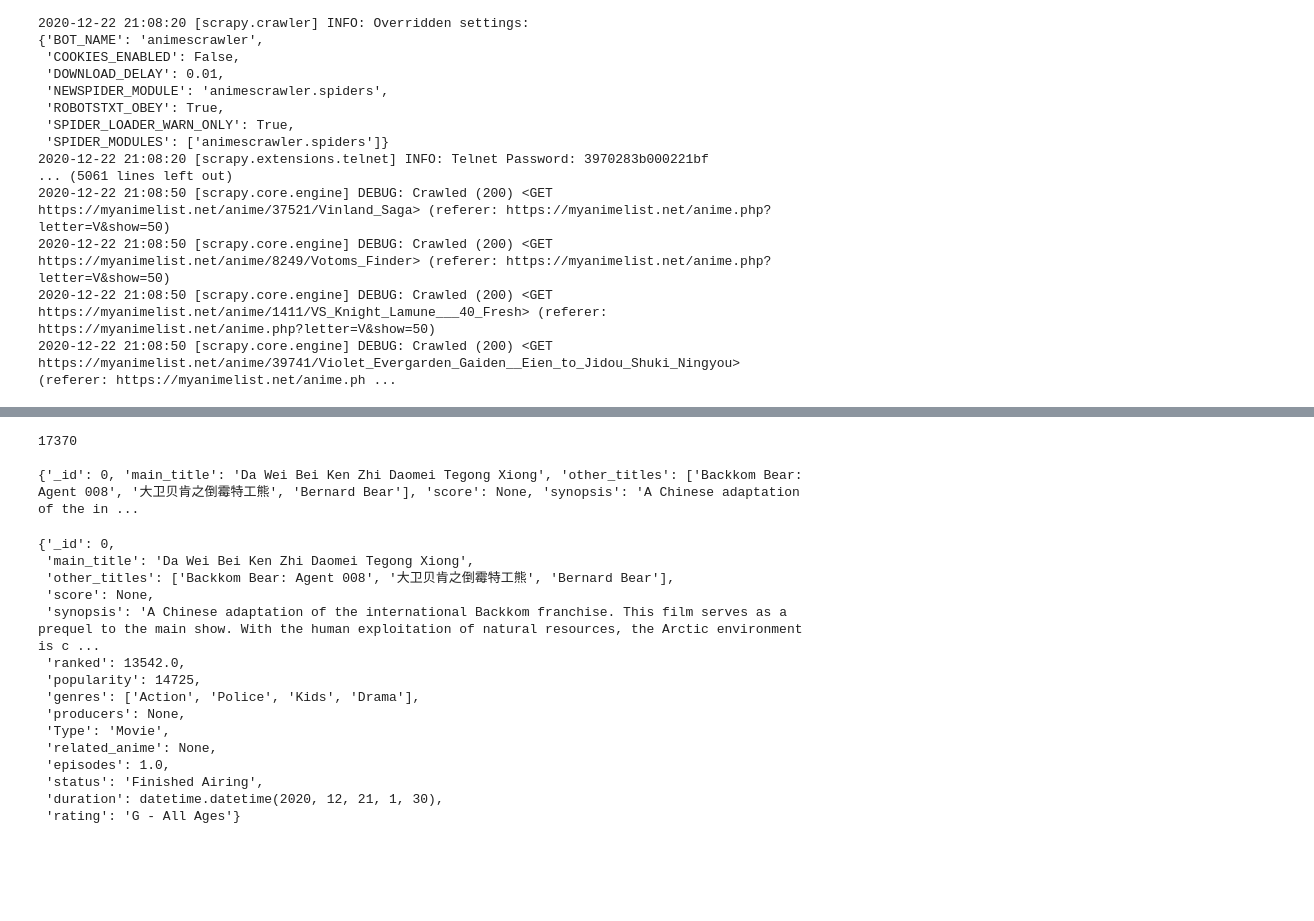
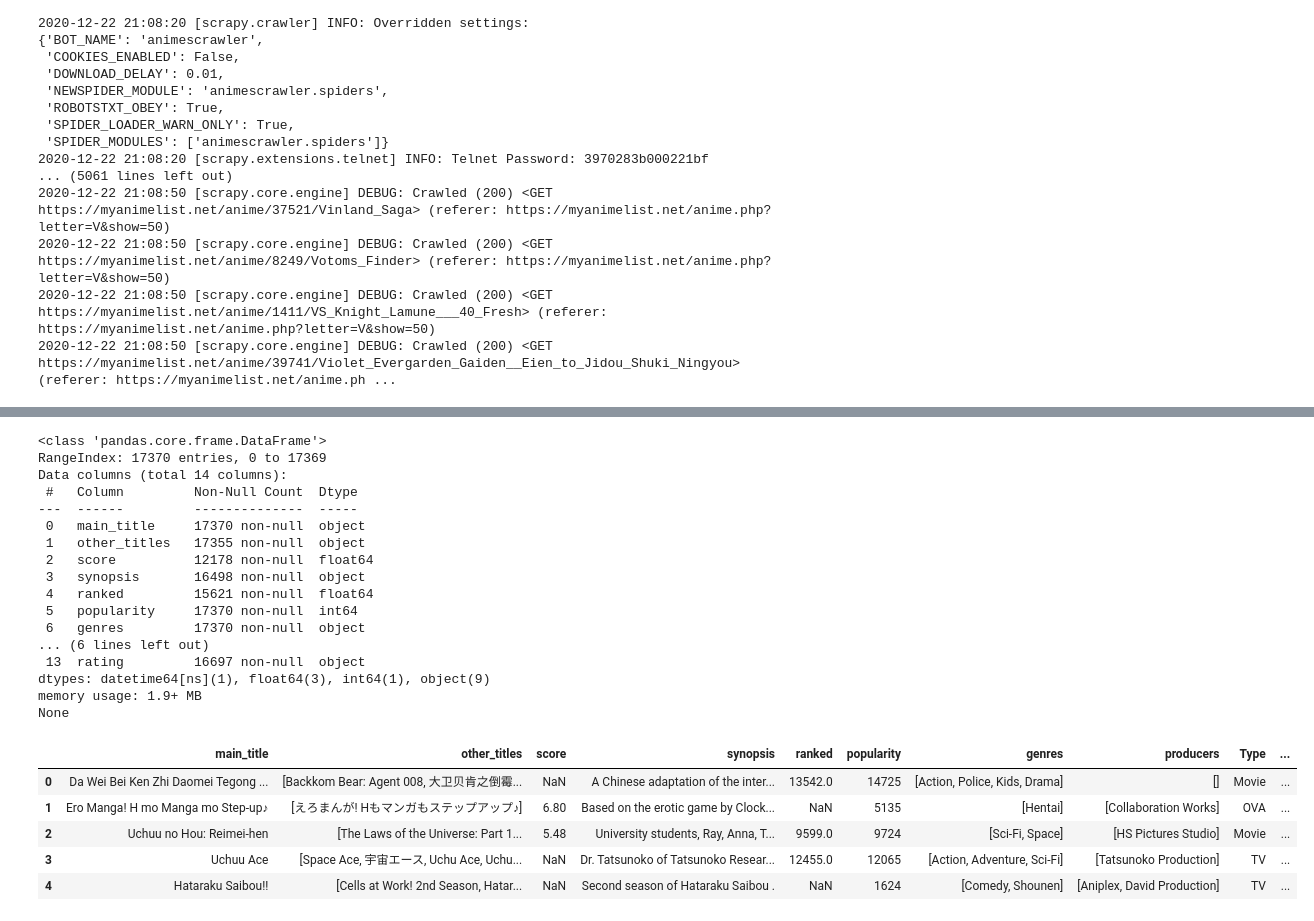
Before and after one commit to LcPlacide/DataEngineerTools, a Jupyter notebook: 6Evaluation/Projet/Animescrapper.ipynb, the cells around one changed output, grey strips where cells are left out. Cells and saved outputs as stored; diff of their text form; code cells hidden in the pictures; blank space fills up the shorter version.

```diff
--- a/6Evaluation/Projet/Animescrapper.ipynb
+++ b/6Evaluation/Projet/Animescrapper.ipynb
@@ -428,52 +359,28 @@ dtype: int64
-# %%
-# Chargement des données dans une base mongo
-client = pymongo.MongoClient("mongo")
-database = client['anime']
-collection = database['myanimelist']
-
-def to_documents(df,col_list='all',_id=None):
-    """
-    Transformation des lignes du dataframe df en
-    plusieurs dictionnaires
-
-    Args:
-        df: nom du dataframe à convertir
-        col_list: liste des variables à exporter
-
-    Returns:
-        liste de dictionnaires issus de la conversion
-    """
-    if _id!=None and _id in df.columns:
-        df.columns=[col if col!=_id else "_id" for col in df.columns]
-    else:
-        df=df.reset_index()
-        df.columns=[col if col!="index" else "_id" for col in df.columns]
-    if type(col_list)==list and len(col_list)!=0:
-        df=df.copy()[col_list]
-    return DOCUMENTS
-
-DOCUMENTS=to_documents(anime_df)
-print(len(DOCUMENTS),DOCUMENTS[0],sep=2*"\n")
-
-collection.drop()
-collection.insert_many(DOCUMENTS)
-collection.find_one()
-# %% [output]
-17370
-
-{'_id': 0, 'main_title': 'Da Wei Bei Ken Zhi Daomei Tegong Xiong', 'other_titles': ['Backkom Bear: Agent 008', '大卫贝肯之倒霉特工熊', 'Bernard Bear'], 'score': None, 'synopsis': 'A Chinese adaptation of the in ...
-{'_id': 0,
- 'main_title': 'Da Wei Bei Ken Zhi Daomei Tegong Xiong',
- 'other_titles': ['Backkom Bear: Agent 008', '大卫贝肯之倒霉特工熊', 'Bernard Bear'],
- 'score': None,
- 'synopsis': 'A Chinese adaptation of the international Backkom franchise. This film serves as a prequel to the main show. With the human exploitation of natural resources, the Arctic environment is c ...
- 'ranked': 13542.0,
- 'popularity': 14725,
- 'genres': ['Action', 'Police', 'Kids', 'Drama'],
- 'producers': None,
- 'Type': 'Movie',
- 'related_anime': None,
- 'episodes': 1.0,
- 'status': 'Finished Airing',
- 'duration': datetime.datetime(2020, 12, 21, 1, 30),
- 'rating': 'G - All Ages'}
+# %%
+df=pd.read_json("animescrawler/animescrawler/spiders/anime_complet2.json",dtype={"duration":'datetime64[ns]'})
+print(df.info())
+df.head()
+# %% [output]
+<class 'pandas.core.frame.DataFrame'>
+RangeIndex: 17370 entries, 0 to 17369
+Data columns (total 14 columns):
+ #   Column         Non-Null Count  Dtype
+---  ------         --------------  -----
+ 0   main_title     17370 non-null  object
+ 1   other_titles   17355 non-null  object
+ 2   score          12178 non-null  float64
+ 3   synopsis       16498 non-null  object
+ 4   ranked         15621 non-null  float64
+ 5   popularity     17370 non-null  int64
+ 6   genres         17370 non-null  object
+... (6 lines left out)
+ 13  rating         16697 non-null  object
+dtypes: datetime64[ns](1), float64(3), int64(1), object(9)
+memory usage: 1.9+ MB
+None
+|  | main_title | other_titles | score | synopsis | ranked | popularity | genres | producers | Type | ... |
+| 0 | Da Wei Bei Ken Zhi Daomei Tegong ... | [Backkom Bear: Agent 008, 大卫贝肯之倒霉... | NaN | A Chinese adaptation of the inter... | 13542.0 | 14725 | [Action, Police, Kids, Drama] | [] | Movie | ... |
+| 1 | Ero Manga! H mo Manga mo Step-up♪ | [えろまんが! Hもマンガもステップアップ♪] | 6.80 | Based on the erotic game by Clock... | NaN | 5135 | [Hentai] | [Collaboration Works] | OVA | ... |
+| 2 | Uchuu no Hou: Reimei-hen | [The Laws of the Universe: Part 1... | 5.48 | University students, Ray, Anna, T... | 9599.0 | 9724 | [Sci-Fi, Space] | [HS Pictures Studio] | Movie | ... |
+| 3 | Uchuu Ace | [Space Ace, 宇宙エース, Uchu Ace, Uchu... | NaN | Dr. Tatsunoko of Tatsunoko Resear... | 12455.0 | 12065 | [Action, Adventure, Sci-Fi] | [Tatsunoko Production] | TV | ... |
+| 4 | Hataraku Saibou!! | [Cells at Work! 2nd Season, Hatar... | NaN | Second season of Hataraku Saibou . | NaN | 1624 | [Comedy, Shounen] | [Aniplex, David Production] | TV | ... |
```
Also changed, not shown: parts of 7 cells of this notebook, 27 other files.
